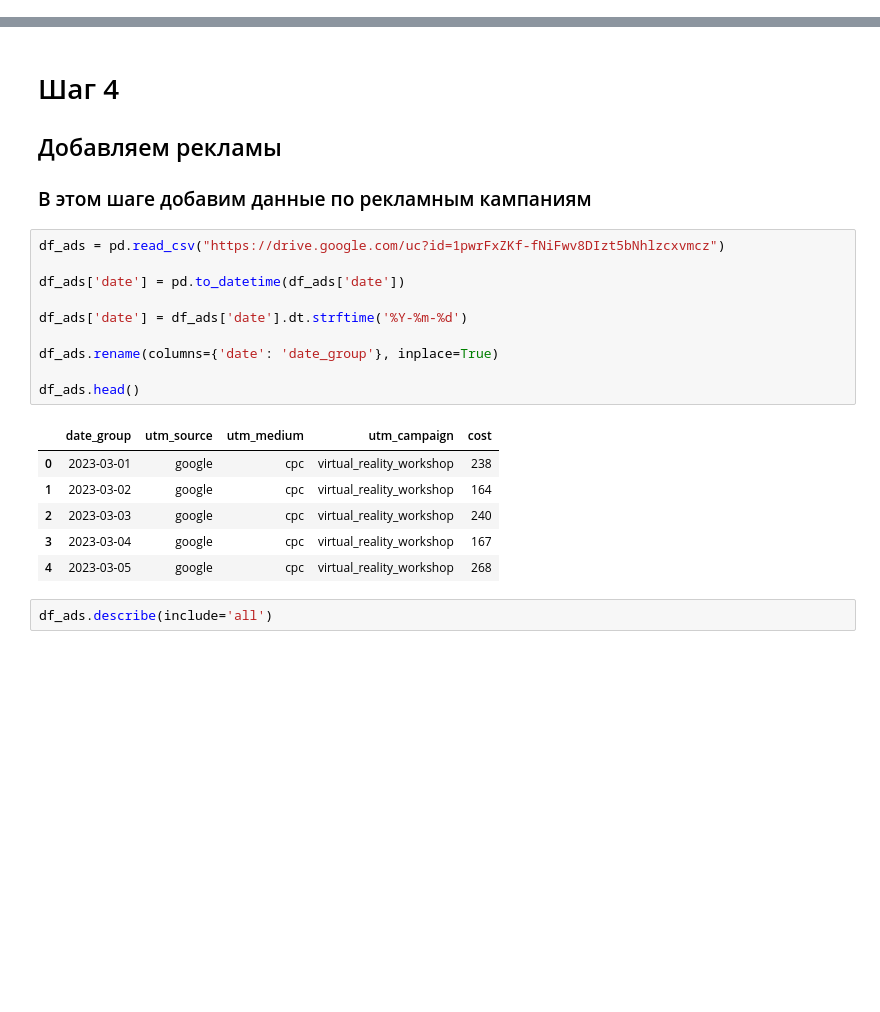
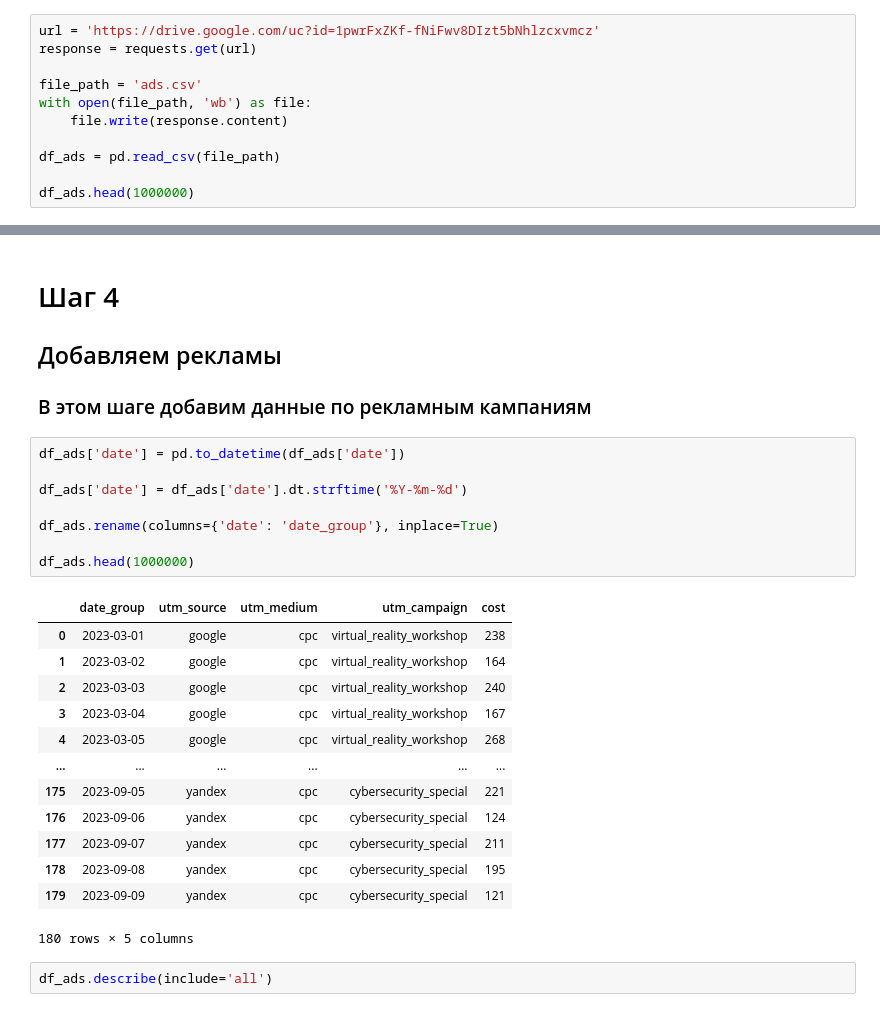
Before and after one commit to MaximManuyko/data-analytics-project-100, a Jupyter notebook: Проект_3.ipynb, the cells around one changed output, grey strips where cells are left out. Drawn from its saved outputs; the diff is of its cells as text; blank space fills up the shorter version.

```diff
--- a/Проект_3.ipynb
+++ b/Проект_3.ipynb
@@ -33,0 +20,11 @@ df_ads.head()
+# %%
+url = 'https://drive.google.com/uc?id=1pwrFxZKf-fNiFwv8DIzt5bNhlzcxvmcz'
+response = requests.get(url)
+
+file_path = 'ads.csv'
+with open(file_path, 'wb') as file:
+    file.write(response.content)
+
+df_ads = pd.read_csv(file_path)
+
+df_ads.head(1000000)
@@ -287,22 +347,27 @@ df_conversion.describe(include='all')
 
 ### В этом шаге добавим данные по рекламным кампаниям
 # %%
-df_ads = pd.read_csv("https://drive.google.com/uc?id=1pwrFxZKf-fNiFwv8DIzt5bNhlzcxvmcz")
-
 df_ads['date'] = pd.to_datetime(df_ads['date'])
 
 df_ads['date'] = df_ads['date'].dt.strftime('%Y-%m-%d')
 
 df_ads.rename(columns={'date': 'date_group'}, inplace=True)
 
-df_ads.head()
+df_ads.head(1000000)
 # %% [output]
 |  | date_group | utm_source | utm_medium | utm_campaign | cost |
 | 0 | 2023-03-01 | google | cpc | virtual_reality_workshop | 238 |
 | 1 | 2023-03-02 | google | cpc | virtual_reality_workshop | 164 |
 | 2 | 2023-03-03 | google | cpc | virtual_reality_workshop | 240 |
 | 3 | 2023-03-04 | google | cpc | virtual_reality_workshop | 167 |
 | 4 | 2023-03-05 | google | cpc | virtual_reality_workshop | 268 |
+| ... | ... | ... | ... | ... | ... |
+| 175 | 2023-09-05 | yandex | cpc | cybersecurity_special | 221 |
+| 176 | 2023-09-06 | yandex | cpc | cybersecurity_special | 124 |
+| 177 | 2023-09-07 | yandex | cpc | cybersecurity_special | 211 |
+| 178 | 2023-09-08 | yandex | cpc | cybersecurity_special | 195 |
+| 179 | 2023-09-09 | yandex | cpc | cybersecurity_special | 121 |
+180 rows × 5 columns
 # %%
 df_ads.describe(include='all')
 # %% [output]
```
Also changed, not shown: parts of 16 cells of this notebook, 10 other files.
